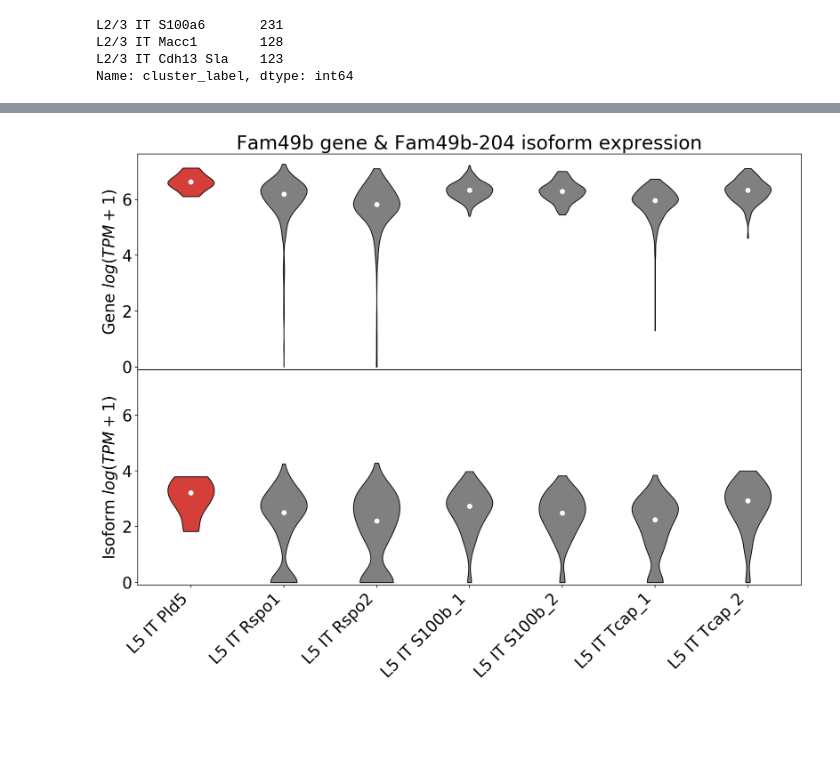
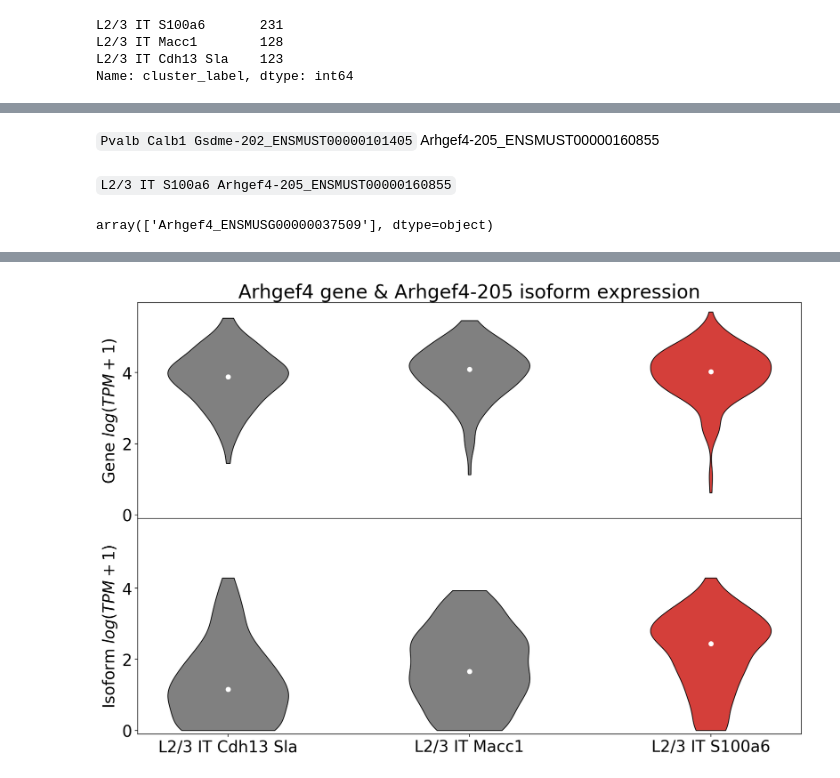
Before and after one commit to pachterlab/BYVSTZP_2020, a Jupyter notebook: analysis/final/cluster_DE.ipynb, the cells around one changed output, grey strips where cells are left out. Drawn from its saved outputs; the diff is of its cells as text; code cells hidden in the pictures; blank space fills up the shorter version.

```diff
--- a/analysis/final/cluster_DE.ipynb
+++ b/analysis/final/cluster_DE.ipynb
@@ -49,0 +55,3 @@ gene_names = gene.var["gene_name"].values.astype(str)
+# %%
+isoform = isoform[:,isoform.var.sort_values("gene_id").index]
+gene = gene[:,gene.var.sort_values("gene_id").index]
@@ -140,7 +158,7 @@ def dexpress(mat, components, features, assignments, **kwargs):
 
     return (pval, stat)
 # %%
-gene = gene[gene.obs.subclass_label=="L5 IT"]
-isoform = isoform[isoform.obs.subclass_label=="L5 IT"]
+gene = gene[gene.obs.subclass_label=="L2/3 IT"]
+isoform = isoform[isoform.obs.subclass_label=="L2/3 IT"]
 # %%
 %%time
@@ -277,7 +294,18 @@ array(['Cntfr-201', 'Fbxl2-206', 'Fam49b-204', 'Tmem196-203', 'Cdc42-201',
+# %% [markdown]
+`Pvalb Calb1 Gsdme-202_ENSMUST00000101405`
+Arhgef4-205_ENSMUST00000160855
+# %% [markdown]
+`L2/3 IT S100a6 Arhgef4-205_ENSMUST00000160855`
 # %%
-specific_cluster = "L5 IT Pld5"
-specific_isoform = "Fam49b-204"
+specific_cluster = "L2/3 IT S100a6"
+specific_isoform = "Arhgef4-205_ENSMUST00000160855"
 specific_gene = "".join(specific_isoform.split("-")[:-1])
+# %%
+gene.var[gene.var.gene_name.str.contains(specific_gene+"_")].gene_name.values
+# %% [output]
+array(['Arhgef4_ENSMUSG00000037509'], dtype=object)
+# %%
+specific_gene = gene.var[gene.var.gene_name.str.contains(specific_gene+"_")].gene_name.values[0]
 # %%
 fig, ax = plt.subplots(figsize=(15,10), nrows=2, sharex=True)
 fig.subplots_adjust(hspace=0, wspace=0)
@@ -290,7 +318,7 @@ midx = np.where(unique==specific_cluster)[0][0]
 #######3# Gene
 x = []
 for c in unique:
-    x.append(np.asarray(gene[gene.obs.cluster_label==c][:,gene.var.gene_name==specific_gene].layers["log1p"]).reshape(-1).tolist())
+    x.append(np.asarray(gene[gene.obs.cluster_label==c][:,gene.var.gene_name==specific_gene].layers["log1p"].todense()).reshape(-1).tolist())
 
 parts = ax[0].violinplot(x, showmedians=False, showextrema=False)
 for pcidx, pc in enumerate(parts['bodies']):
@@ -323,11 +351,11 @@ ax[0].set_ylim(-0.1)
 medians = [np.median(i) for i in x]
 ax[1].scatter(lidx, medians, marker='o', color='white', s=30, zorder=3)
 ax[1].set_xticks(lidx)
-ax[1].set_xticklabels(labels, rotation=45, ha="right")
+ax[1].set_xticklabels(labels, rotation=0, ha="center")
 ax[1].set_ylabel("Isoform $log(TPM + 1)$")
 ymin, ymax = ax[0].get_ylim()
 ax[1].set_ylim((ymin, ymax))
-ax[0].set_title("{} gene & {} isoform expression".format(specific_gene, specific_isoform))
-#plt.savefig("./level_2_fig/hidden_gene_violin_{}.png".format(specific_gene), bbox_inches='tight',dpi=300)
+ax[0].set_title("{} gene & {} isoform expression".format(specific_gene.split("_")[0], specific_isoform.split("_")[0]))
+plt.savefig("./figures/cluster_DE_violin_{}.png".format(specific_gene.split("_")[0]), bbox_inches='tight',dpi=300)
 plt.show()
 # %% [output]
@@ -342 +380 @@ plt.show()
-[figure, old version]
+[figure, new version]
```
Also changed, not shown: parts of 27 cells of this notebook, 6 other files.
